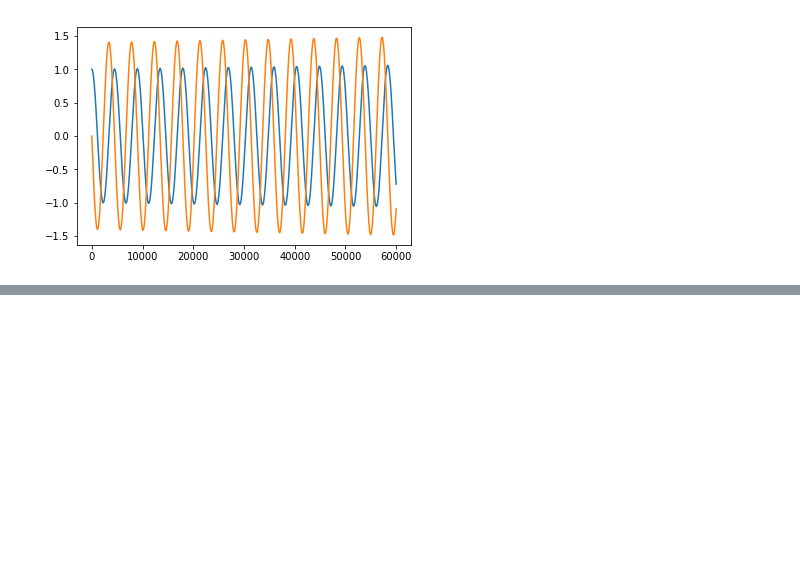
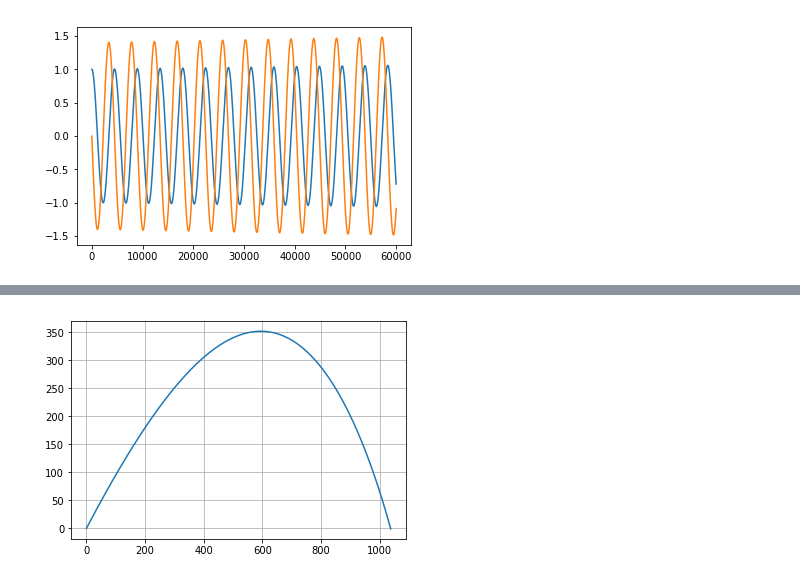
Before and after one commit to JuanVillegasSantos/Computational_Methods, a Jupyter notebook: Examples.ipynb, the cells around one changed output, grey strips where cells are left out. Cells and saved outputs as stored; diff of their text form; code cells hidden in the pictures; blank space fills up the shorter version.

```diff
--- a/Examples.ipynb
+++ b/Examples.ipynb
@@ -131,13 +131,3 @@ plt.plot(history)
 [<matplotlib.lines.Line2D at 0x...>,
  <matplotlib.lines.Line2D at 0x...>]
 [figure]
-# %%
-#Midpoint Method
-u0=np.array([1,0]);g=9.8;l=5
-dt=0.1;T=60;history=[]
-for t in np.arange(0,T,dt):
-    dudt=derivate(g,l,u0)
-    u=u0+dt*dudt
-    u0=u
-    history.append(u0)
-plt.plot(history)
@@ -143,0 +147,30 @@ plt.plot(history)
+# %%
+import numpy as np
+import matplotlib.pyplot as plt
+#u=[u_x,u_y,x,y]
+def derivate (cd,rho,d,m,u):#Params: cd=Drag Coeff; rho= Air density; d= Ball Diameter; m= Mass; vector of initialization
+    ux=u[0];x=u[2]
+    uy=u[1];y=u[3]
+    u_norm=np.sqrt(ux**2+uy**2)
+    A=np.pi*d**2/4
+    ux_dot=-0.5*cd*(rho/m)*ux*A*u_norm
+    uy_dot=(-0.5*cd*(rho/m)*uy*A*u_norm)-9.807
+    return np.array([ux_dot,uy_dot,ux,uy])
+# %%
+#Constants
+cd=0.5; rho=1.225; d=0.1; m=3; v0=150; theta=np.pi/4
+# %%
+#Forward Euler
+u0=[v0*np.cos(theta),v0*np.sin(theta),0,0]
+history=[]; posy=0; dt=0.01
+history.append(u0)
+while (posy>=0):
+    dudt=derivate(cd,rho,d,m,u0)
+    u=u0+dt*dudt
+    posy=u0[3]
+    u0=u
+    history.append(u0)
+results=np.asarray(history)
+plt.plot(results[:,2],results[:,3]); plt.grid()
+# %% [output]
+[figure, added]
```
Also changed, not shown: parts of 5 cells of this notebook.
